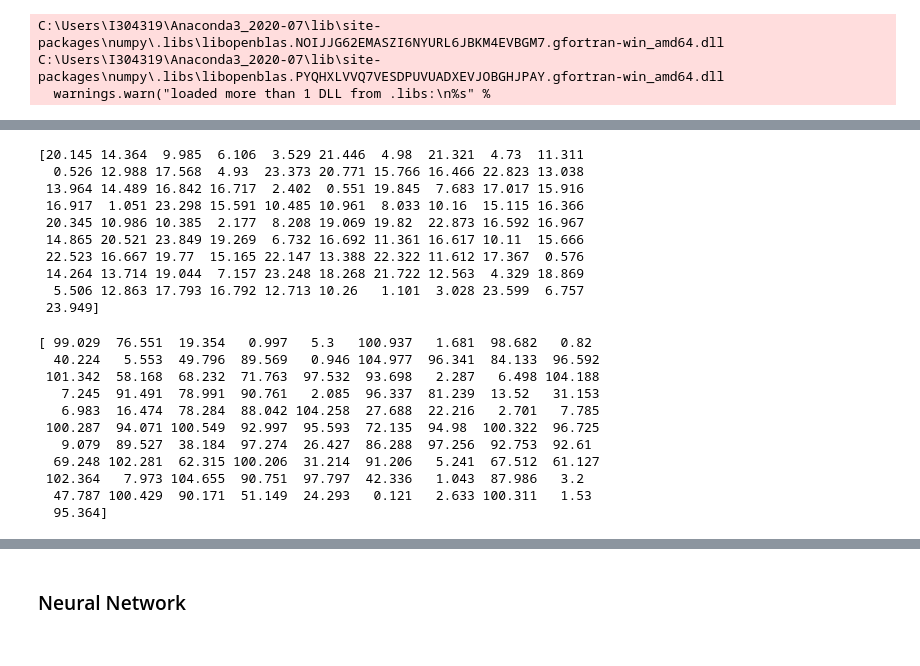
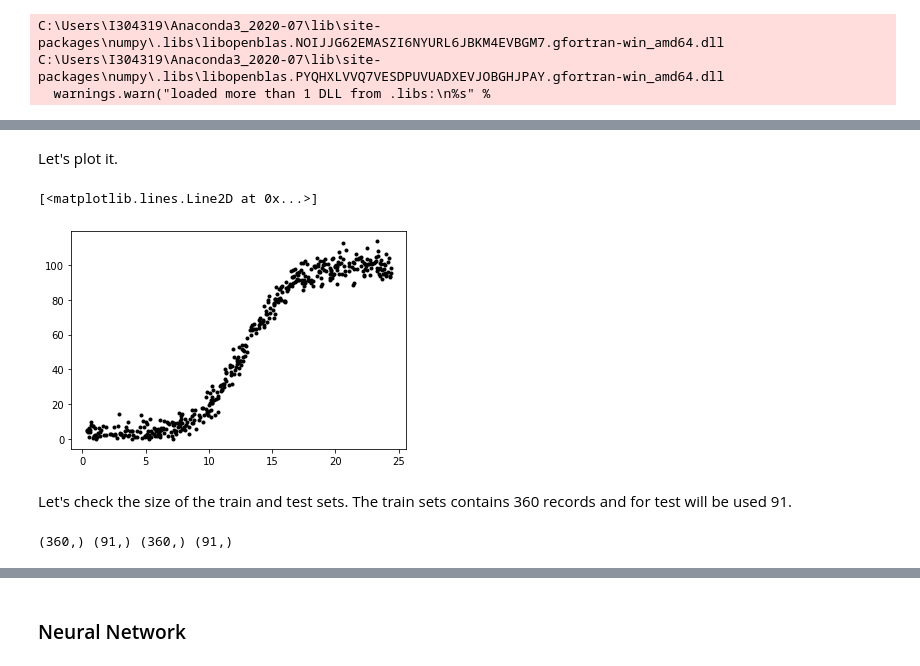
Before and after one commit to JuliaMal/Machine_learning_project, a Jupyter notebook: Project.ipynb, the cells around one changed output, grey strips where cells are left out. Saved outputs shown, nothing was run; the diff lists cells and outputs as text; code cells hidden in the pictures.

```diff
--- a/Project.ipynb
+++ b/Project.ipynb
@@ -68,6 +74,13 @@ df
 # %%
-X = df.iloc[:, 0].values
-Y = df.iloc[:, 1].values
+x = df.iloc[:, 0].values
+y = df.iloc[:, 1].values
+# %% [markdown]
+Let's plot it.
+# %%
+plt.plot(x, y, 'k.')
+# %% [output]
+[<matplotlib.lines.Line2D at 0x...>]
+[figure, added]
 # %%
 # splitting the dataset into train & test sets (80% train & 20% test)
 # to have rows assigned to the train and test sets randomly random_state is used
@@ -75,27 +88,6 @@ X_train, X_test, Y_train, Y_test = train_test_split(X, Y, test_size=0.2, random_
-# %%
-print(X_test)
-# %% [output]
-[20.145 14.364  9.985  6.106  3.529 21.446  4.98  21.321  4.73  11.311
-  0.526 12.988 17.568  4.93  23.373 20.771 15.766 16.466 22.823 13.038
- 13.964 14.489 16.842 16.717  2.402  0.551 19.845  7.683 17.017 15.916
- 16.917  1.051 23.298 15.591 10.485 10.961  8.033 10.16  15.115 16.366
- 20.345 10.986 10.385  2.177  8.208 19.069 19.82  22.873 16.592 16.967
- 14.865 20.521 23.849 19.269  6.732 16.692 11.361 16.617 10.11  15.666
- 22.523 16.667 19.77  15.165 22.147 13.388 22.322 11.612 17.367  0.576
- 14.264 13.714 19.044  7.157 23.248 18.268 21.722 12.563  4.329 18.869
-  5.506 12.863 17.793 16.792 12.713 10.26   1.101  3.028 23.599  6.757
- 23.949]
-# %%
-print(Y_test)
-# %% [output]
-[ 99.029  76.551  19.354   0.997   5.3   100.937   1.681  98.682   0.82
-  40.224   5.553  49.796  89.569   0.946 104.977  96.341  84.133  96.592
- 101.342  58.168  68.232  71.763  97.532  93.698   2.287   6.498 104.188
-   7.245  91.491  78.991  90.761   2.085  96.337  81.239  13.52   31.153
-   6.983  16.474  78.284  88.042 104.258  27.688  22.216   2.701   7.785
- 100.287  94.071 100.549  92.997  95.593  72.135  94.98  100.322  96.725
-   9.079  89.527  38.184  97.274  26.427  86.288  97.256  92.753  92.61
-  69.248 102.281  62.315 100.206  31.214  91.206   5.241  67.512  61.127
- 102.364   7.973 104.655  90.751  97.797  42.336   1.043  87.986   3.2
-  47.787 100.429  90.171  51.149  24.293   0.121   2.633 100.311   1.53
-  95.364]
+# %% [markdown]
+Let's check the size of the train and test sets. The train sets contains 360 records and for test will be used 91.
+# %%
+print(x_train.shape, x_test.shape,y_train.shape, y_test.shape)
+# %% [output]
+(360,) (91,) (360,) (91,)
```
Also changed, not shown: parts of 18 cells of this notebook, 1 other file.
